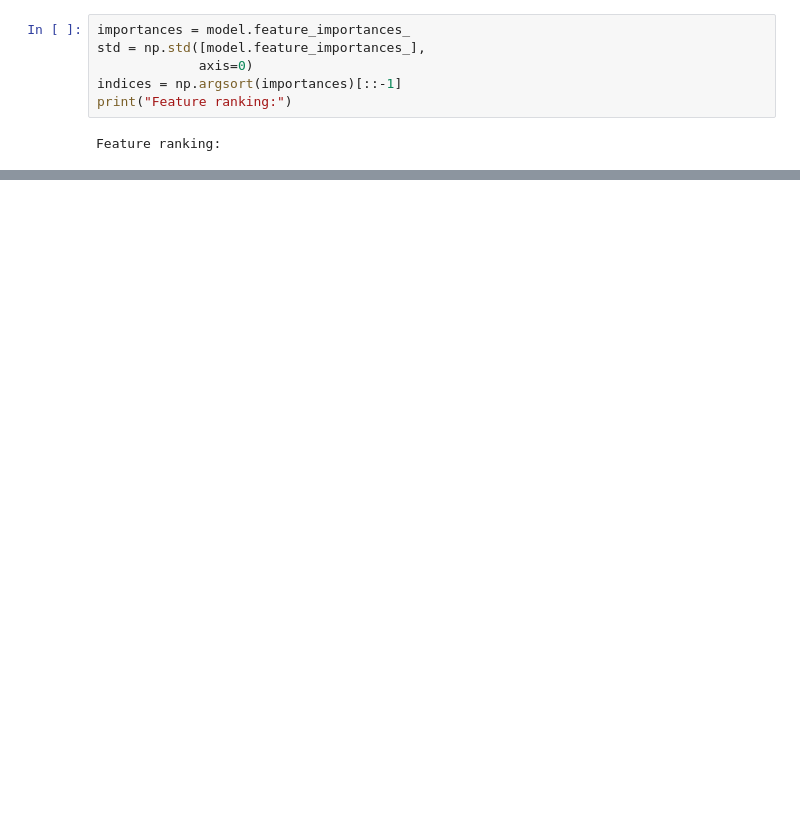
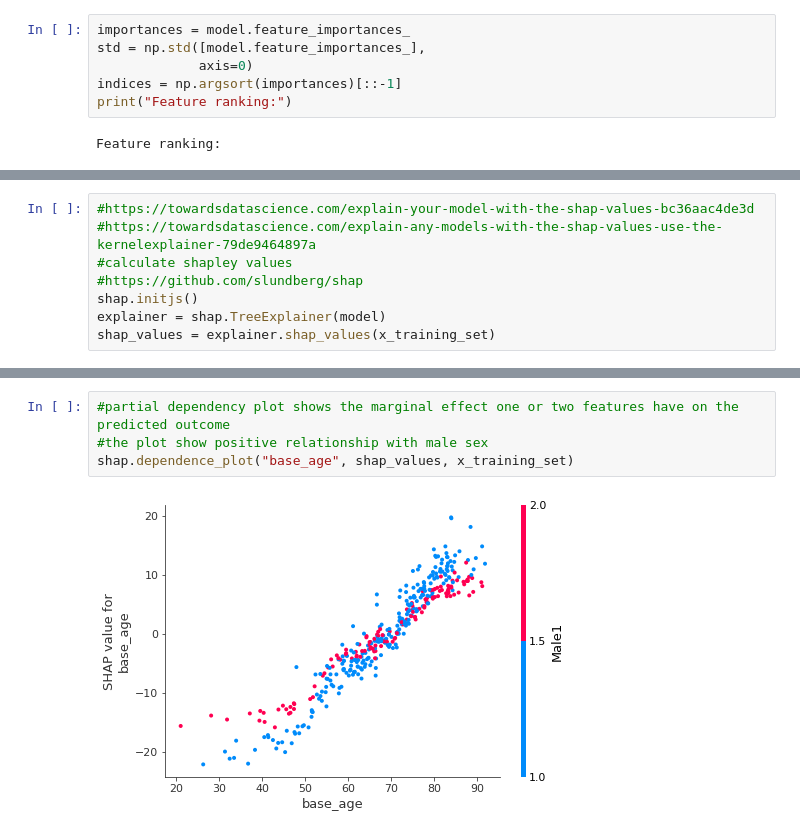
Before and after one commit to GNtem2/python_journey, a Jupyter notebook: RFstandfirm.ipynb, the cells around one changed output, grey strips where cells are left out. Cells and saved outputs as stored; diff of their text form; blank space fills up the shorter version.

```diff
--- a/RFstandfirm.ipynb
+++ b/RFstandfirm.ipynb
@@ -171,0 +236,8 @@ plt.show()
+# %%
+#https://towardsdatascience.com/explain-your-model-with-the-shap-values-bc36aac4de3d
+#https://towardsdatascience.com/explain-any-models-with-the-shap-values-use-the-kernelexplainer-79de9464897a
+#calculate shapley values
+#https://github.com/slundberg/shap
+shap.initjs()
+explainer = shap.TreeExplainer(model)
+shap_values = explainer.shap_values(x_training_set)
@@ -171,0 +256,6 @@ plt.show()
+# %%
+#partial dependency plot shows the marginal effect one or two features have on the predicted outcome
+#the plot show positive relationship with male sex
+shap.dependence_plot("base_age", shap_values, x_training_set)
+# %% [output]
+[figure, added]
```
Also changed, not shown: parts of 31 cells of this notebook.
